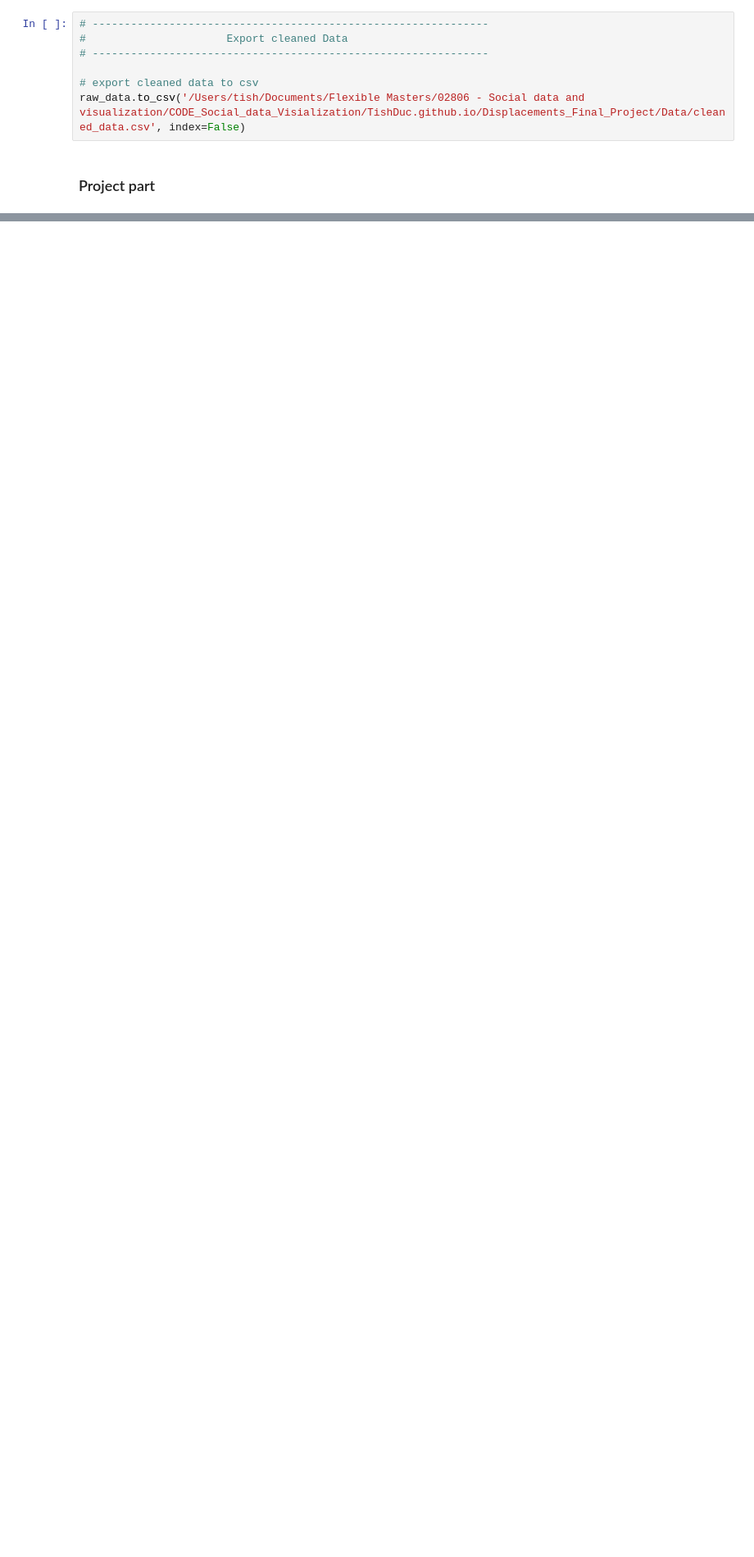
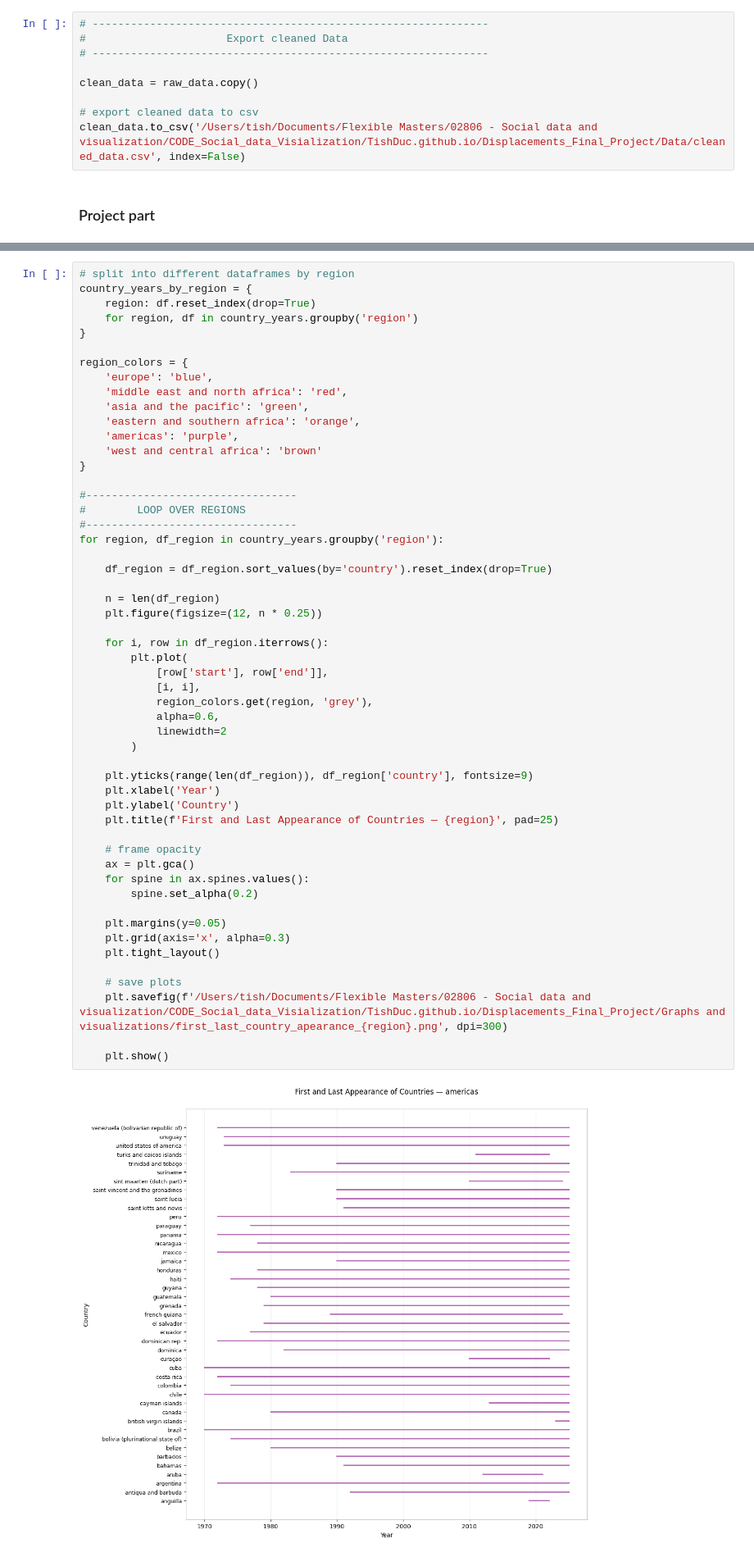
Before and after one commit to TishDuc/TishDuc.github.io, a Jupyter notebook: Displacements_Final_Project/Tish_script.ipynb, the cells around one changed output, grey strips where cells are left out. Shown at 82% size. Drawn from its saved outputs; the diff is of its cells as text; blank space fills up the shorter version.

Commit message:
plottig per region

```diff
--- a/Displacements_Final_Project/Tish_script.ipynb
+++ b/Displacements_Final_Project/Tish_script.ipynb
@@ -108,8 +102,10 @@ dtype: int64
 #                      Export cleaned Data
 # --------------------------------------------------------------
 
+clean_data = raw_data.copy()
+
 # export cleaned data to csv
-raw_data.to_csv('/Users/tish/Documents/Flexible Masters/02806 - Social data and visualization/CODE_Social_data_Visialization/TishDuc.github.io/Displacements_Final_Project/Data/cleaned_data.csv', index=False)
+clean_data.to_csv('/Users/tish/Documents/Flexible Masters/02806 - Social data and visualization/CODE_Social_data_Visialization/TishDuc.github.io/Displacements_Final_Project/Data/cleaned_data.csv', index=False)
 # %% [markdown]
 ### Project part
 # %%
@@ -217,0 +203,55 @@ Countries that are only in the destination column {'aruba', 'british virgin isla
+# %%
+# split into different dataframes by region
+country_years_by_region = {
+    region: df.reset_index(drop=True)
+    for region, df in country_years.groupby('region')
+}
+
+region_colors = {
+    'europe': 'blue',
+    'middle east and north africa': 'red',
+    'asia and the pacific': 'green',
+    'eastern and southern africa': 'orange',
+    'americas': 'purple',
+    'west and central africa': 'brown'
+}
+
+#---------------------------------
+#        LOOP OVER REGIONS
+#---------------------------------
+for region, df_region in country_years.groupby('region'):
+
+    df_region = df_region.sort_values(by='country').reset_index(drop=True)
+
+    n = len(df_region)
+    plt.figure(figsize=(12, n * 0.25))
+
+    for i, row in df_region.iterrows():
+        plt.plot(
+            [row['start'], row['end']],
+            [i, i],
+            region_colors.get(region, 'grey'),
+            alpha=0.6,
+            linewidth=2
+        )
+
+    plt.yticks(range(len(df_region)), df_region['country'], fontsize=9)
+    plt.xlabel('Year')
+    plt.ylabel('Country')
+    plt.title(f'First and Last Appearance of Countries — {region}', pad=25)
+
+    # frame opacity
+    ax = plt.gca()
+    for spine in ax.spines.values():
+        spine.set_alpha(0.2)
+
+    plt.margins(y=0.05)
+    plt.grid(axis='x', alpha=0.3)
+    plt.tight_layout()
+
+    # save plots
+    plt.savefig(f'/Users/tish/Documents/Flexible Masters/02806 - Social data and visualization/CODE_Social_data_Visialization/TishDuc.github.io/Displacements_Final_Project/Graphs and visualizations/first_last_country_apearance_{region}.png', dpi=300)
+
+    plt.show()
+# %% [output]
+[figure, added]
```
Also changed, not shown: parts of 6 cells of this notebook, 8 other files.
